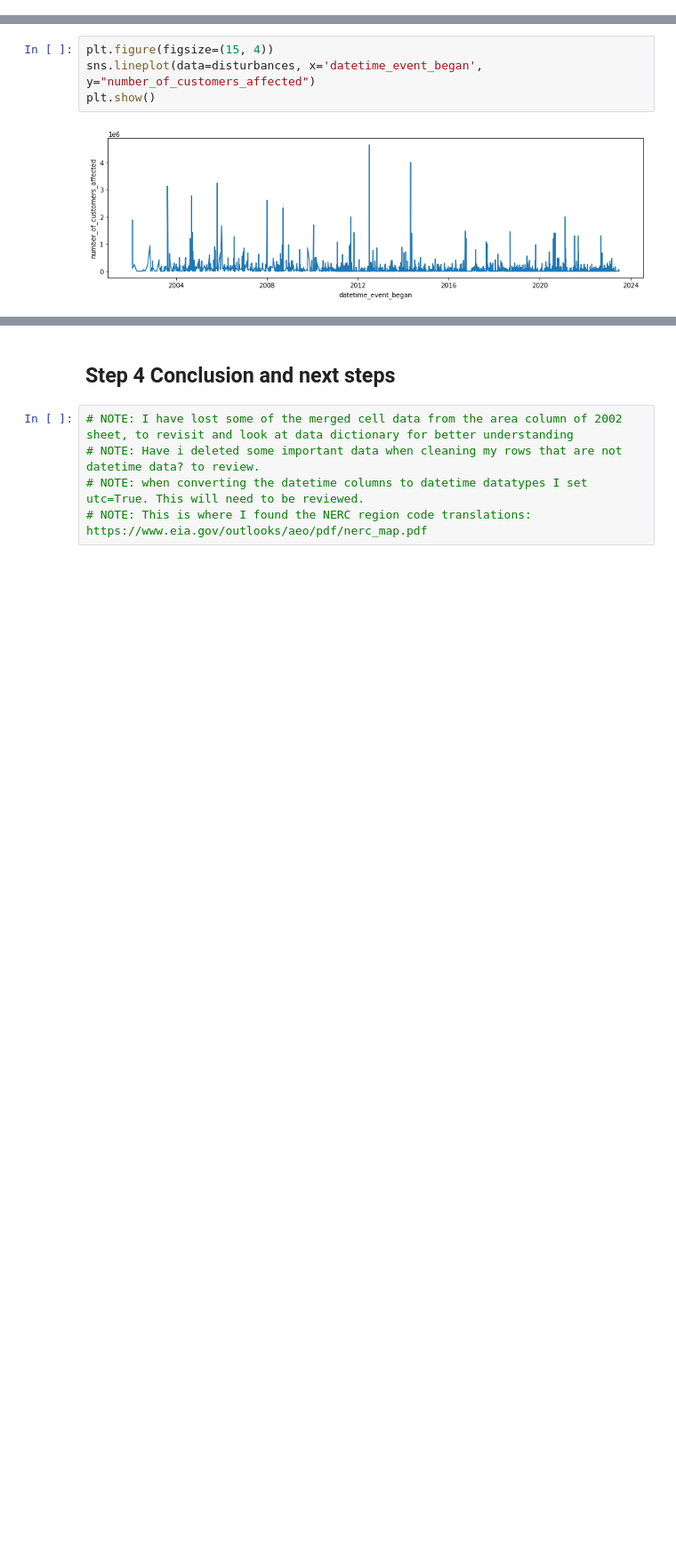
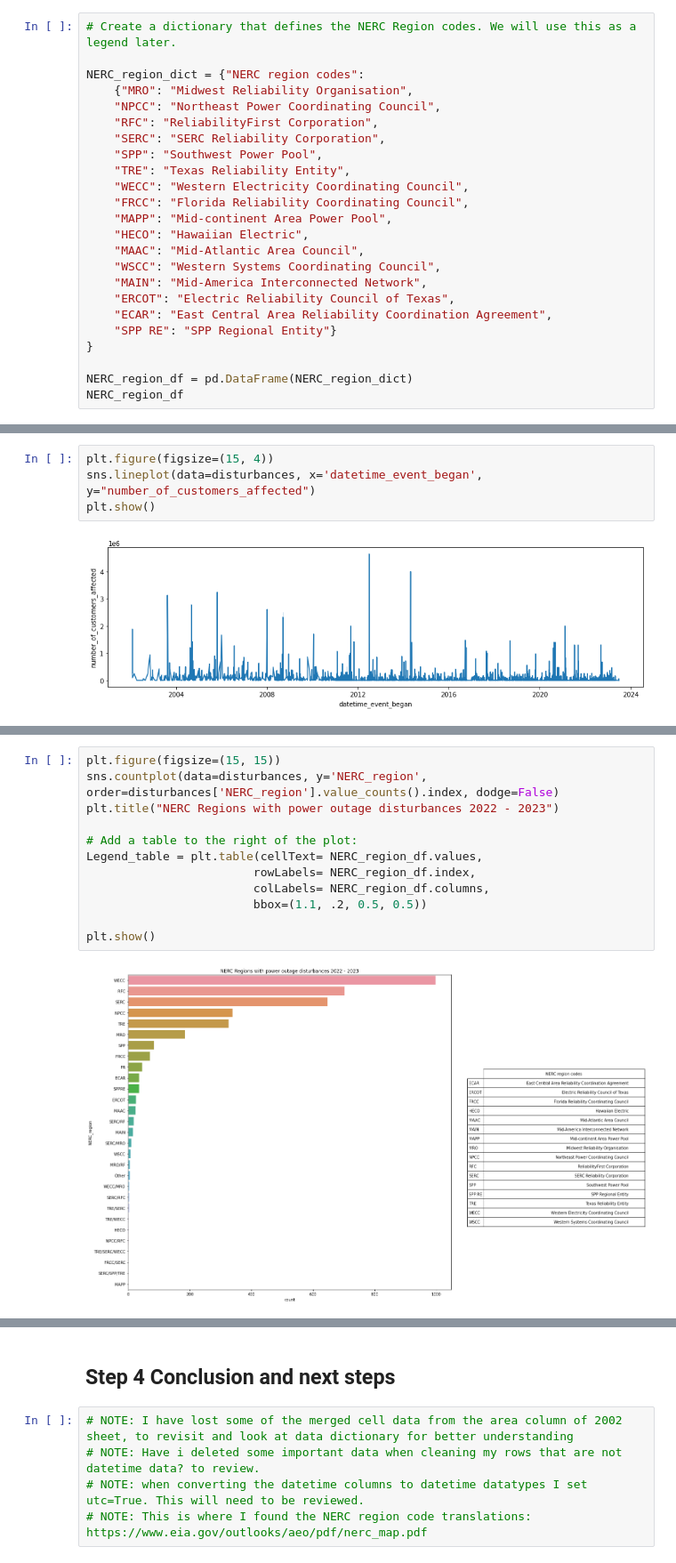
Before and after one commit to Meg-Guidry/maven_power_outage_challenge, a Jupyter notebook: Maven_Power_Outage_Challenge_Notebook.ipynb, the cells around one changed output, grey strips where cells are left out. Shown at 89% size. Saved outputs shown, nothing was run; the diff lists cells and outputs as text; blank space fills up the shorter version.

```diff
--- a/Maven_Power_Outage_Challenge_Notebook.ipynb
+++ b/Maven_Power_Outage_Challenge_Notebook.ipynb
@@ -438,0 +583,24 @@ disturbances
+# %%
+# Create a dictionary that defines the NERC Region codes. We will use this as a legend later.
+
+NERC_region_dict = {"NERC region codes":
+    {"MRO": "Midwest Reliability Organisation",
+    "NPCC": "Northeast Power Coordinating Council",
+    "RFC": "ReliabilityFirst Corporation",
+    "SERC": "SERC Reliability Corporation",
+    "SPP": "Southwest Power Pool",
+    "TRE": "Texas Reliability Entity",
+    "WECC": "Western Electricity Coordinating Council",
+    "FRCC": "Florida Reliability Coordinating Council",
+    "MAPP": "Mid-continent Area Power Pool",
+    "HECO": "Hawaiian Electric",
+    "MAAC": "Mid-Atlantic Area Council",
+    "WSCC": "Western Systems Coordinating Council",
+    "MAIN": "Mid-America Interconnected Network",
+    "ERCOT": "Electric Reliability Council of Texas",
+    "ECAR": "East Central Area Reliability Coordination Agreement",
+    "SPP RE": "SPP Regional Entity"}
+}
+
+NERC_region_df = pd.DataFrame(NERC_region_dict)
+NERC_region_df
@@ -524,3 +664,17 @@ plt.show()
+# %%
+plt.figure(figsize=(15, 15))
+sns.countplot(data=disturbances, y='NERC_region', order=disturbances['NERC_region'].value_counts().index, dodge=False)
+plt.title("NERC Regions with power outage disturbances 2022 - 2023")
+
+# Add a table to the right of the plot:
+Legend_table = plt.table(cellText= NERC_region_df.values,
+                        rowLabels= NERC_region_df.index,
+                        colLabels= NERC_region_df.columns,
+                        bbox=(1.1, .2, 0.5, 0.5))
+
+plt.show()
+# %% [output]
+[figure, added]
 # %%
 # There seems to be a lot of NERC_regions, lets get the count:
 
```
Also changed, not shown: parts of 23 cells of this notebook, 5 other files.
